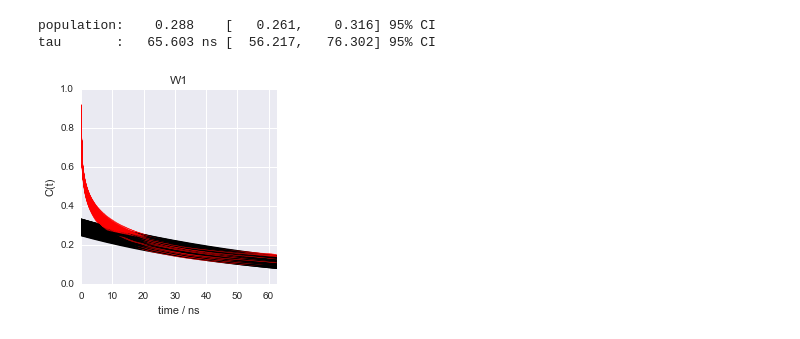
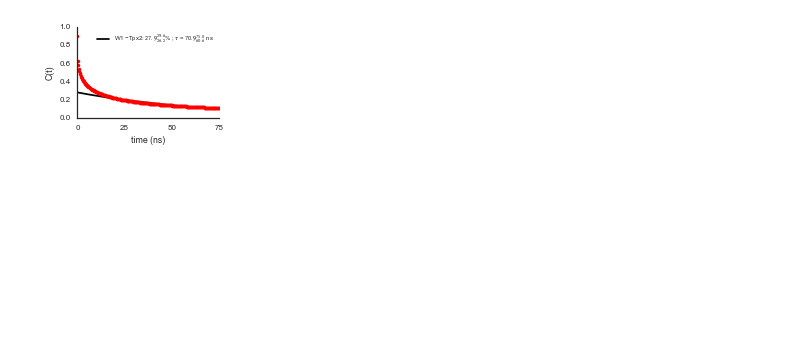
Before and after one commit to choderalab/AURKA_UMN, a Jupyter notebook: analyze/explore-publication-figures.ipynb, the cells around one changed output. Cells and saved outputs as stored; diff of their text form; code cells hidden in the pictures; blank space fills up the shorter version.

```diff
--- a/analyze/explore-publication-figures.ipynb
+++ b/analyze/explore-publication-figures.ipynb
@@ -179,9 +406,0 @@ plt.ylabel('simulation');
-# %%
-# Compute optimal estimate of unnormalized correlation function
-D = C.mean(0)
-tvec = np.arange(D.shape[0]) / 4.
-plt.plot(tvec, D)
-plt.axis([0, tvec[-1], 0, 1]);
-plt.xlabel('time / ns');
-plt.ylabel('C(t)');
-plt.title('W1');
@@ -262,45 +406,0 @@ plt.title('W1');
-# %%
-# Bootstrap
-tmin = 15.0 # minimum time for fitting
-tindices = np.where(tvec > tmin)
-nbootstrap = 500
-ntrajs = C.shape[0]
-fig = plt.figure(figsize=[3.5,3.5])
-fraction_n = np.zeros([nbootstrap], np.float64)
-tau_n = np.zeros([nbootstrap], np.float64)
-plt.hold(True)
-for bootstrap in range(nbootstrap):
-    indices = np.random.choice(range(ntrajs), size=ntrajs, replace=True)
-    D_replicate = C[indices,:].mean(0)
-    # Exponential fit to tail
-    popt, pcov = curve_fit(func, tvec[tindices], D_replicate[tindices], p0=[0.2, 100])
-    # Extract parameters
-    fraction_n[bootstrap] = popt[0]
-    tau_n[bootstrap] = popt[1]
-    # Plot exponential fit
-    plt.plot(tvec, func(tvec, *popt), 'k-')
-    plt.plot(tvec, D_replicate, 'r-', linewidth=0.5)
-plt.axis([0, tvec[-1], 0, 1]);
-plt.xlabel('time / ns');
-plt.ylabel('C(t)');
-plt.title('W1');
-
-
-# Compute confidence interval
-import scipy as sp
-import scipy.stats
-def ci(data, interval=0.95):
-    sorted = np.sort(data)
-    ndata = len(data)
-    ilow = int(np.round((0.5-interval/2.)*ndata))
-    ihigh = int(np.round((0.5+interval/2.)*ndata))
-    return [sorted[ilow], sorted[ihigh]]
-
-[fraction_ci_low, fraction_ci_high] = ci(fraction_n)
-[tau_ci_low, tau_ci_high] = ci(tau_n)
-print('population: %8.3f    [%8.3f, %8.3f] 95%% CI' % (fraction, fraction_ci_low, fraction_ci_high))
-print('tau       : %8.3f ns [%8.3f, %8.3f] 95%% CI' % (tau, tau_ci_low, tau_ci_high))
-# %% [output]
-population:    0.288    [   0.261,    0.316] 95% CI
-tau       :   65.603 ns [  56.217,   76.302] 95% CI
-[figure, removed]
@@ -306,0 +409,25 @@ tau       :   65.603 ns [  56.217,   76.302] 95% CI
+# %%
+import seaborn as sns
+sns.set_style("white")
+
+# Match sans serif text in LaTeX number rendering
+params = {'text.usetex': False, 'mathtext.fontset': 'stixsans'}
+plt.rcParams.update(params)
+
+# Plot MLE correlation function and exponential fit
+wat = 'W1 -Tpx2'
+fontsize = 6
+fig = plt.figure(figsize=[2.75,2])
+plt.hold(True)
+h = plt.plot(tvec, Cfit_mle, 'k-')
+plt.plot(tvec, C_mle, 'r.')
+plt.axis([0, tvec[-1], 0, 1]);
+plt.xlabel('time (ns)');
+plt.ylabel('C(t)');
+plt.xticks([0, 25, 50, 75])
+plt.legend(['%s: ${%.1f}_{%.1f}^{%.1f}$%% ; $\\tau$ = ${%.1f}_{%.1f}^{%.1f}$ ns' % (wat, P_mle*100, P_low*100, P_high*100, tau_mle, tau_low, tau_high)], fontsize=fontsize);
+sns.despine()
+plt.tight_layout()
+plt.savefig('Fig-3B.pdf')
+# %% [output]
+[figure, added]
```
Also changed, not shown: parts of 19 cells of this notebook.
